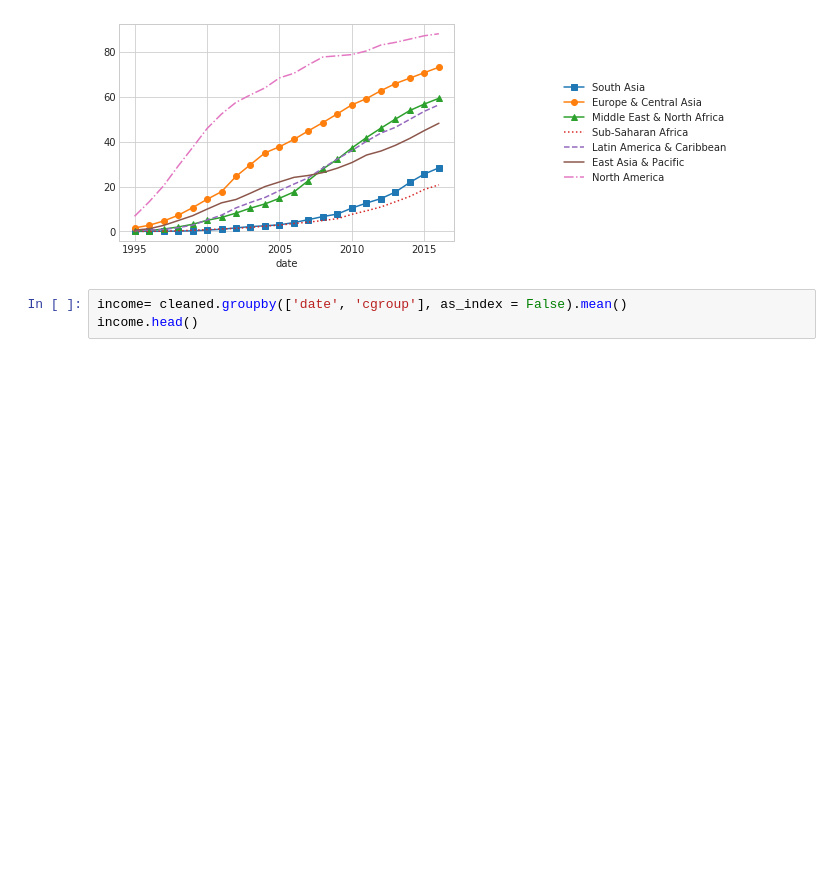
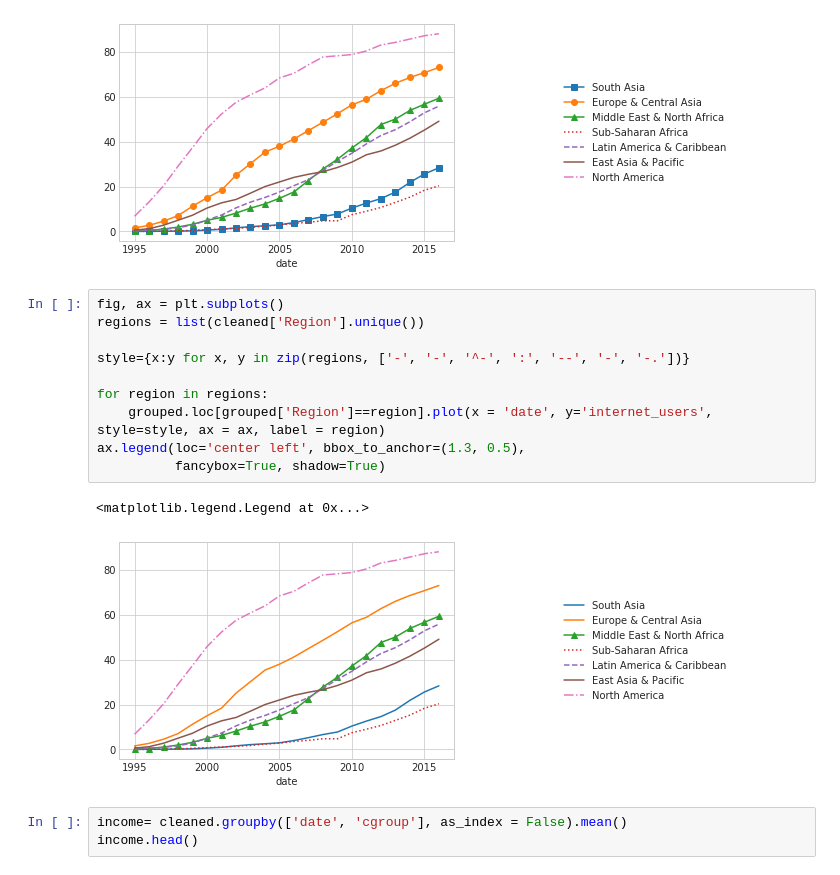
Before and after one commit to ToniDS/digital-divide, a Jupyter notebook: 2-Exploratory Data Analysis.ipynb, the cells around one changed output. Saved outputs shown, nothing was run; the diff lists cells and outputs as text; blank space fills up the shorter version.

```diff
--- a/2-Exploratory Data Analysis.ipynb
+++ b/2-Exploratory Data Analysis.ipynb
@@ -111,6 +113,19 @@ ax.legend(loc='center left', bbox_to_anchor=(1.3, 0.5),
 # %% [output]
 <matplotlib.legend.Legend at 0x...>
 [figure]
+# %%
+fig, ax = plt.subplots()
+regions = list(cleaned['Region'].unique())
+
+style={x:y for x, y in zip(regions, ['-', '-', '^-', ':', '--', '-', '-.'])}
+
+for region in regions:
+    grouped.loc[grouped['Region']==region].plot(x = 'date', y='internet_users', style=style, ax = ax, label = region)
+ax.legend(loc='center left', bbox_to_anchor=(1.3, 0.5),
+          fancybox=True, shadow=True)
+# %% [output]
+<matplotlib.legend.Legend at 0x...>
+[figure, added]
 # %%
 income= cleaned.groupby(['date', 'cgroup'], as_index = False).mean()
 income.head()
```
Also changed, not shown: parts of 5 cells of this notebook, 5 other files.
